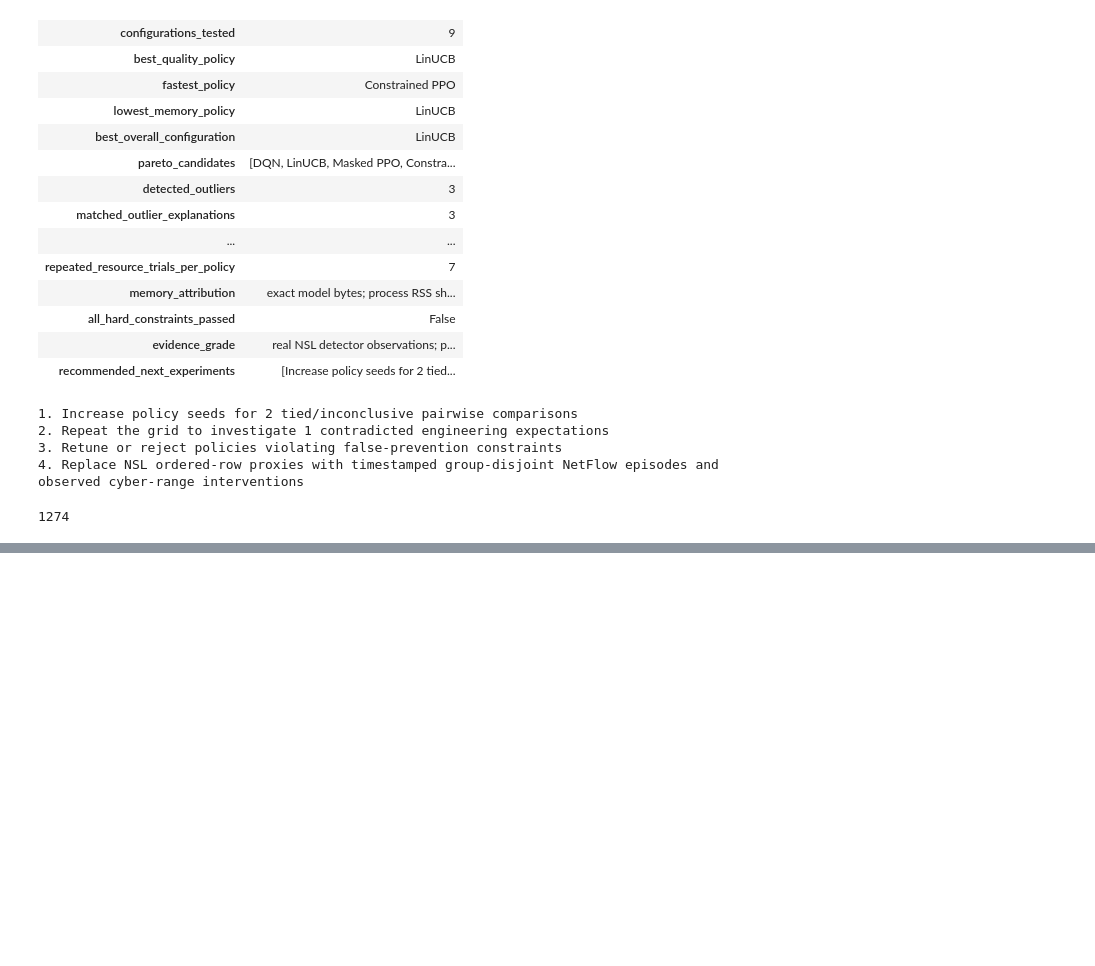
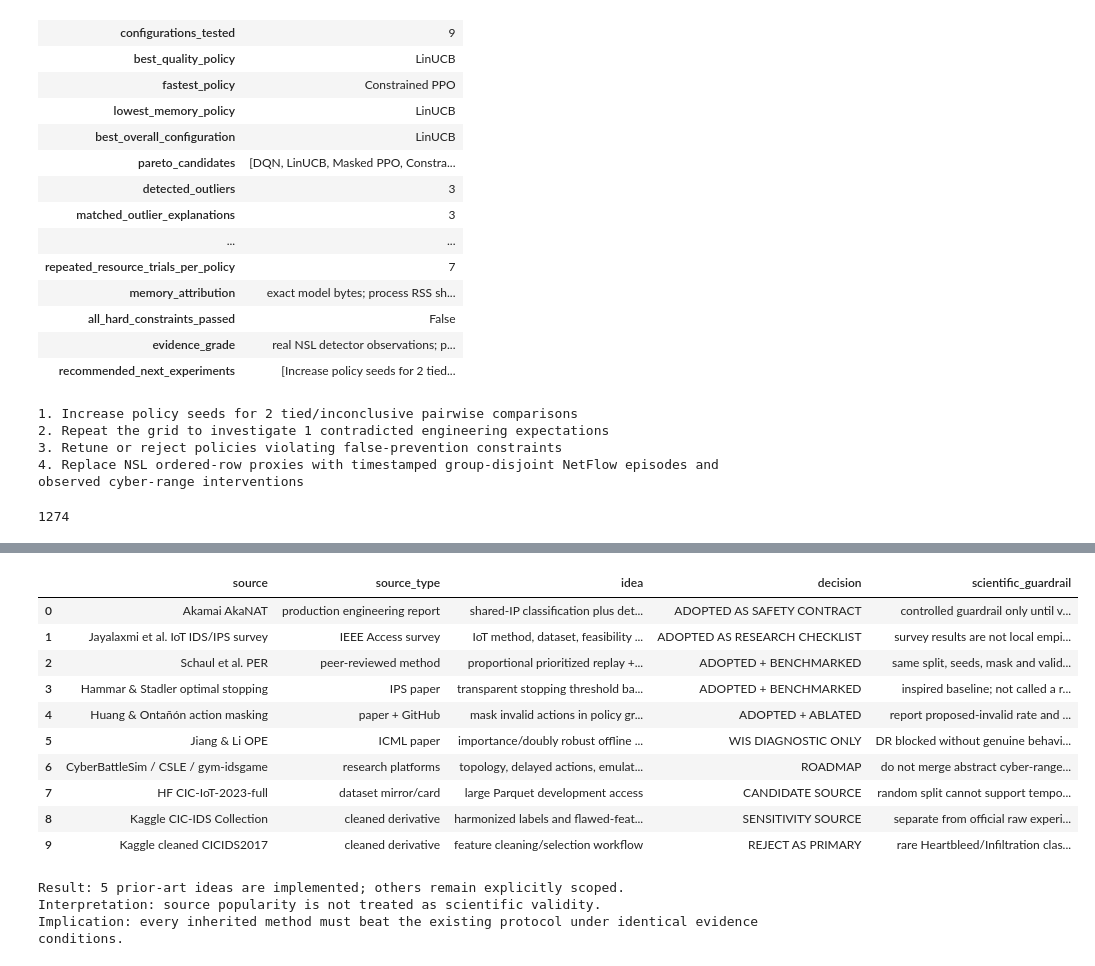
Before and after one commit to gegestalt/kodeRvR, a Jupyter notebook: notebooks/06_adaptive_ips_full_project_lab.ipynb, the cells around one changed output, grey strips where cells are left out. Cells and saved outputs as stored; diff of their text form; code cells hidden in the pictures; blank space fills up the shorter version.

```diff
--- a/notebooks/06_adaptive_ips_full_project_lab.ipynb
+++ b/notebooks/06_adaptive_ips_full_project_lab.ipynb
@@ -1192,0 +1197,31 @@ consolidated.to_csv(analysis_output/'consolidated_model_selection.csv',index=Fal
+# %%
+research_catalog=pd.DataFrame([
+ {'source':'Akamai AkaNAT','source_type':'production engineering report','idea':'shared-IP classification plus detect/forget state','decision':'ADOPTED AS SAFETY CONTRACT','scientific_guardrail':'controlled guardrail only until verified NAT/proxy labels exist'},
+ {'source':'Jayalaxmi et al. IoT IDS/IPS survey','source_type':'IEEE Access survey','idea':'IoT method, dataset, feasibility and real-time taxonomy','decision':'ADOPTED AS RESEARCH CHECKLIST','scientific_guardrail':'survey results are not local empirical policy evidence'},
+ {'source':'Schaul et al. PER','source_type':'peer-reviewed method','idea':'proportional prioritized replay + importance weights','decision':'ADOPTED + BENCHMARKED','scientific_guardrail':'same split, seeds, mask and validation selection as uniform DQN'},
+ {'source':'Hammar & Stadler optimal stopping','source_type':'IPS paper','idea':'transparent stopping threshold baseline','decision':'ADOPTED + BENCHMARKED','scientific_guardrail':'inspired baseline; not called a reproduction'},
+ {'source':'Huang & Ontañón action masking','source_type':'paper + GitHub','idea':'mask invalid actions in policy gradients','decision':'ADOPTED + ABLATED','scientific_guardrail':'report proposed-invalid rate and executed safety enforcement'},
+ {'source':'Jiang & Li OPE','source_type':'ICML paper','idea':'importance/doubly robust offline evaluation','decision':'WIS DIAGNOSTIC ONLY','scientific_guardrail':'DR blocked without genuine behavior logs and independent outcome model'},
+ {'source':'CyberBattleSim / CSLE / gym-idsgame','source_type':'research platforms','idea':'topology, delayed actions, emulation and attacker adaptation','decision':'ROADMAP','scientific_guardrail':'do not merge abstract cyber-range scores with flow-dataset evidence'},
+ {'source':'HF CIC-IoT-2023-full','source_type':'dataset mirror/card','idea':'large Parquet development access','decision':'CANDIDATE SOURCE','scientific_guardrail':'random split cannot support temporal claims; verify official provenance'},
+ {'source':'Kaggle CIC-IDS Collection','source_type':'cleaned derivative','idea':'harmonized labels and flawed-feature cleanup','decision':'SENSITIVITY SOURCE','scientific_guardrail':'separate from official raw experiments; respect derivative license'},
+ {'source':'Kaggle cleaned CICIDS2017','source_type':'cleaned derivative','idea':'feature cleaning/selection workflow','decision':'REJECT AS PRIMARY','scientific_guardrail':'rare Heartbleed/Infiltration classes removed'}])
+display(research_catalog)
+print('Result:',(research_catalog.decision.str.contains('ADOPTED')).sum(),'prior-art ideas are implemented; others remain explicitly scoped.')
+print('Interpretation: source popularity is not treated as scientific validity.')
+print('Implication: every inherited method must beat the existing protocol under identical evidence conditions.')
+# %% [output]
+|  | source | source_type | idea | decision | scientific_guardrail |
+| 0 | Akamai AkaNAT | production engineering report | shared-IP classification plus det... | ADOPTED AS SAFETY CONTRACT | controlled guardrail only until v... |
+| 1 | Jayalaxmi et al. IoT IDS/IPS survey | IEEE Access survey | IoT method, dataset, feasibility ... | ADOPTED AS RESEARCH CHECKLIST | survey results are not local empi... |
+| 2 | Schaul et al. PER | peer-reviewed method | proportional prioritized replay +... | ADOPTED + BENCHMARKED | same split, seeds, mask and valid... |
+| 3 | Hammar & Stadler optimal stopping | IPS paper | transparent stopping threshold ba... | ADOPTED + BENCHMARKED | inspired baseline; not called a r... |
+| 4 | Huang & Ontañón action masking | paper + GitHub | mask invalid actions in policy gr... | ADOPTED + ABLATED | report proposed-invalid rate and ... |
+| 5 | Jiang & Li OPE | ICML paper | importance/doubly robust offline ... | WIS DIAGNOSTIC ONLY | DR blocked without genuine behavi... |
+| 6 | CyberBattleSim / CSLE / gym-idsgame | research platforms | topology, delayed actions, emulat... | ROADMAP | do not merge abstract cyber-range... |
+| 7 | HF CIC-IoT-2023-full | dataset mirror/card | large Parquet development access | CANDIDATE SOURCE | random split cannot support tempo... |
+| 8 | Kaggle CIC-IDS Collection | cleaned derivative | harmonized labels and flawed-feat... | SENSITIVITY SOURCE | separate from official raw experi... |
+| 9 | Kaggle cleaned CICIDS2017 | cleaned derivative | feature cleaning/selection workflow | REJECT AS PRIMARY | rare Heartbleed/Infiltration clas... |
+Result: 5 prior-art ideas are implemented; others remain explicitly scoped.
+Interpretation: source popularity is not treated as scientific validity.
+Implication: every inherited method must beat the existing protocol under identical evidence conditions.
```
Also changed, not shown: parts of 31 cells of this notebook, 26 other files.
